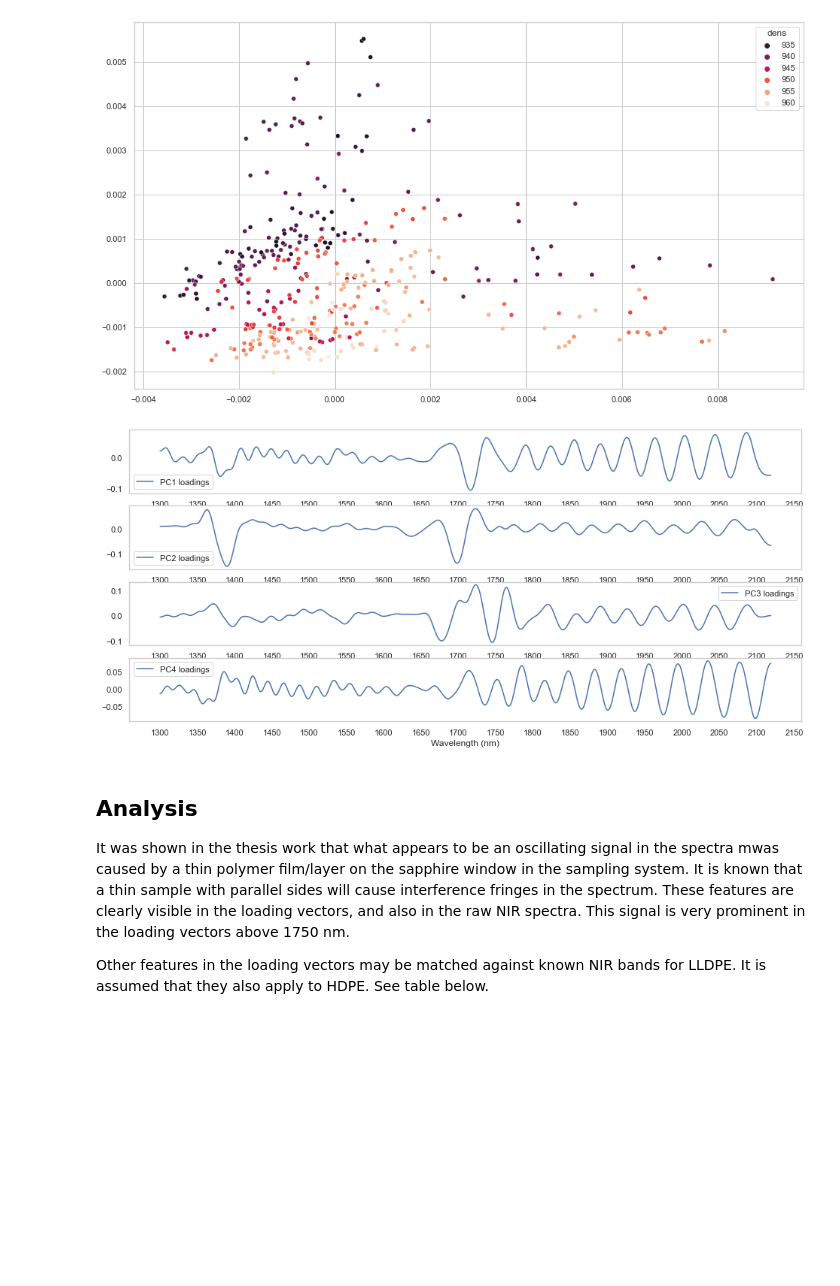
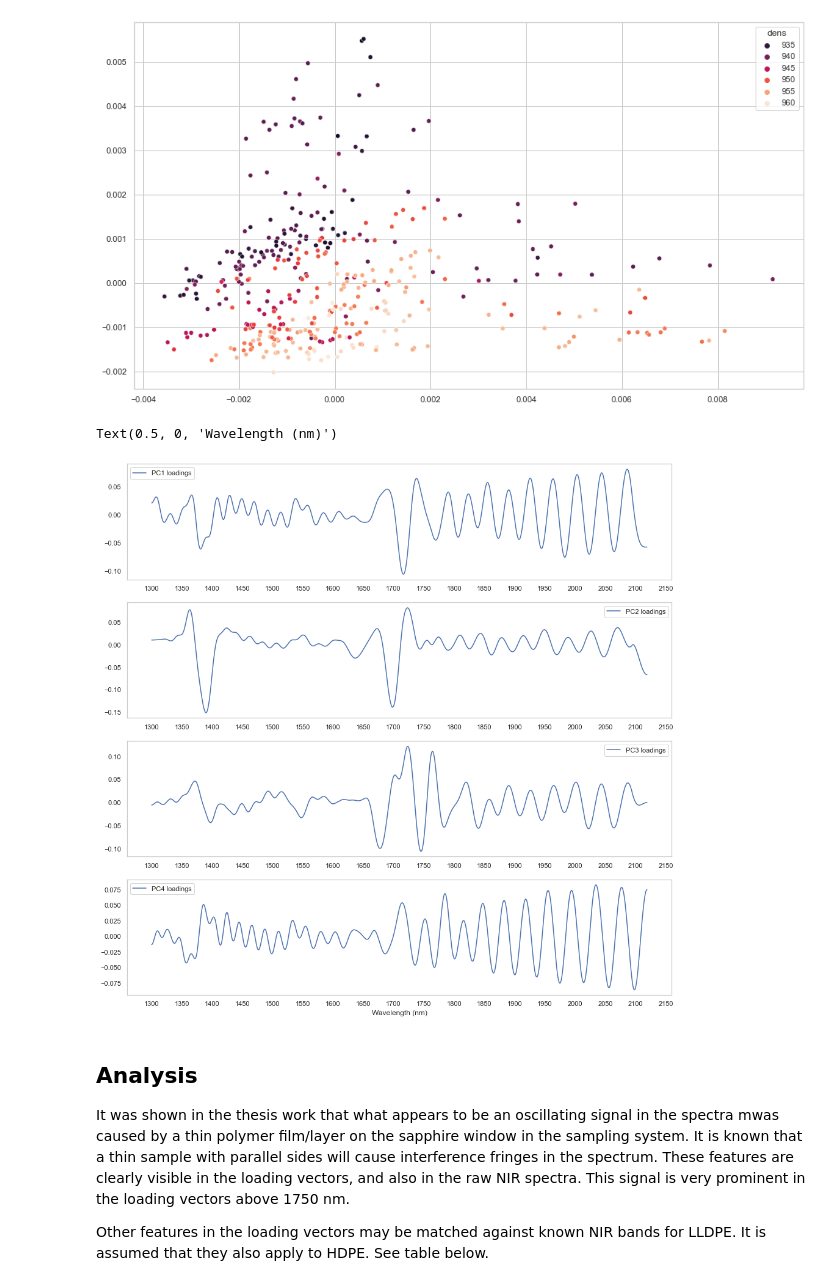
Before and after one commit to bitjungle/OpenData, a Jupyter notebook: bronir2/analysis.ipynb, the cells around one changed output. Cells and saved outputs as stored; diff of their text form; code cells hidden in the pictures; blank space fills up the shorter version.

Commit message:
plotting code cleanup

```diff
--- a/bronir2/analysis.ipynb
+++ b/bronir2/analysis.ipynb
@@ -212,32 +212,19 @@ sns.scatterplot(x=Xpca_df.PC1.values, y=Xpca_df.PC2.values, hue=Xpca_df.dens, pa
 # %% [output]
 <AxesSubplot:>
 [figure]
-# %%
-plt.figure(figsize=[16, 9])
-plt.subplot(511)
-plt.plot(wl, pca.components_.T[:,1], label="PC1 loadings")
-plt.grid()
-plt.legend()
-plt.xticks([t for t in range(1300, 2200, 50)])
-plt.subplot(512)
-plt.plot(wl, pca.components_.T[:,2], label="PC2 loadings")
-plt.grid()
-plt.legend()
-plt.xticks([t for t in range(1300, 2200, 50)])
-plt.subplot(513)
-plt.plot(wl, pca.components_.T[:,3], label="PC3 loadings")
-plt.grid()
-plt.legend()
-plt.xticks([t for t in range(1300, 2200, 50)])
-plt.subplot(514)
-plt.plot(wl, pca.components_.T[:,4], label="PC4 loadings")
-plt.grid()
-plt.legend()
-plt.xticks([t for t in range(1300, 2200, 50)])
-plt.xlabel('Wavelength (nm)')
-plt.show()
-# %% [output]
-[figure, removed]
+# %%
+plt.figure(figsize=[16, 16])
+for i in range(1, 5):
+    plt.subplot(4, 1, i)
+    plt.plot(wl, pca.components_.T[:,i], label="PC{} loadings".format(i))
+    plt.legend()
+    plt.grid()
+    plt.xticks([t for t in range(1300, 2200, 50)])
+
+plt.xlabel('Wavelength (nm)')
+# %% [output]
+Text(0.5, 0, 'Wavelength (nm)')
+[figure, added]
 # %% [markdown]
 ## Analysis
 
```
